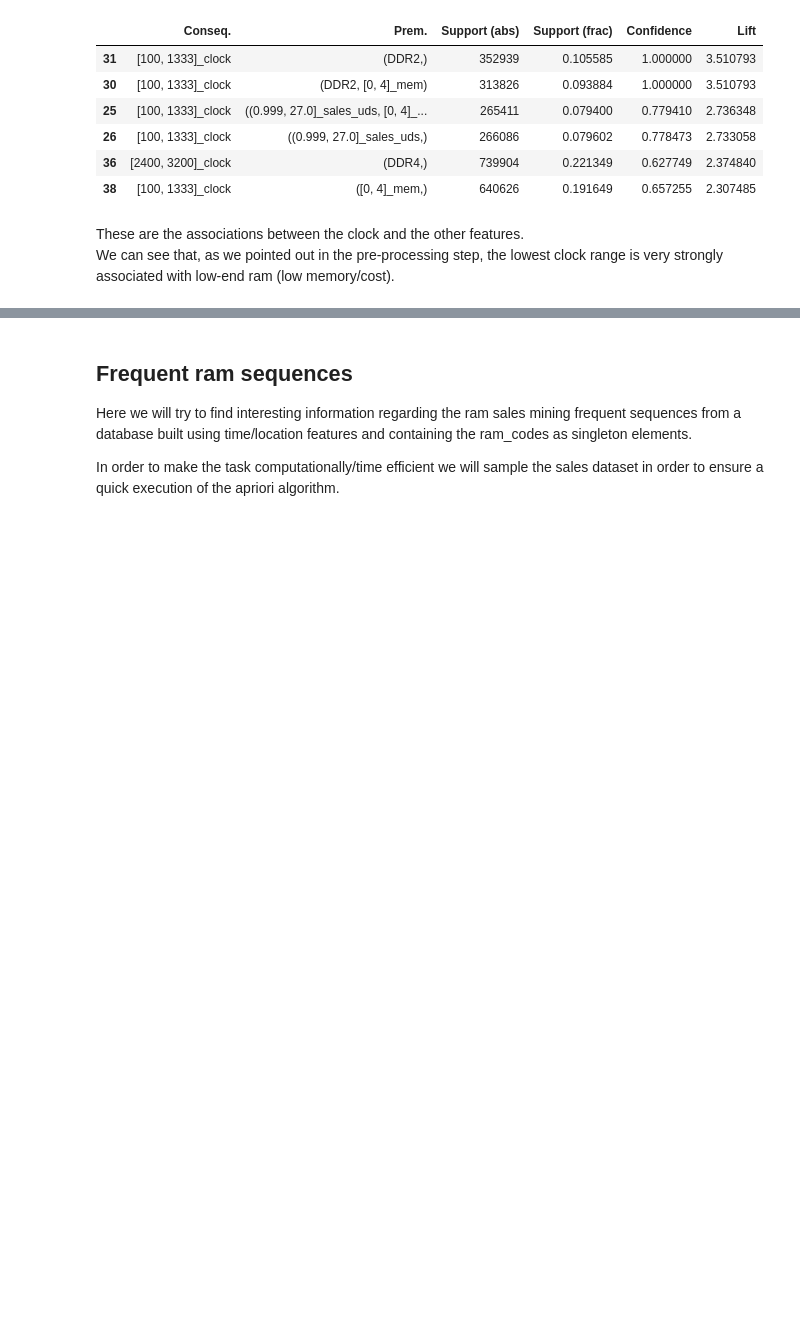
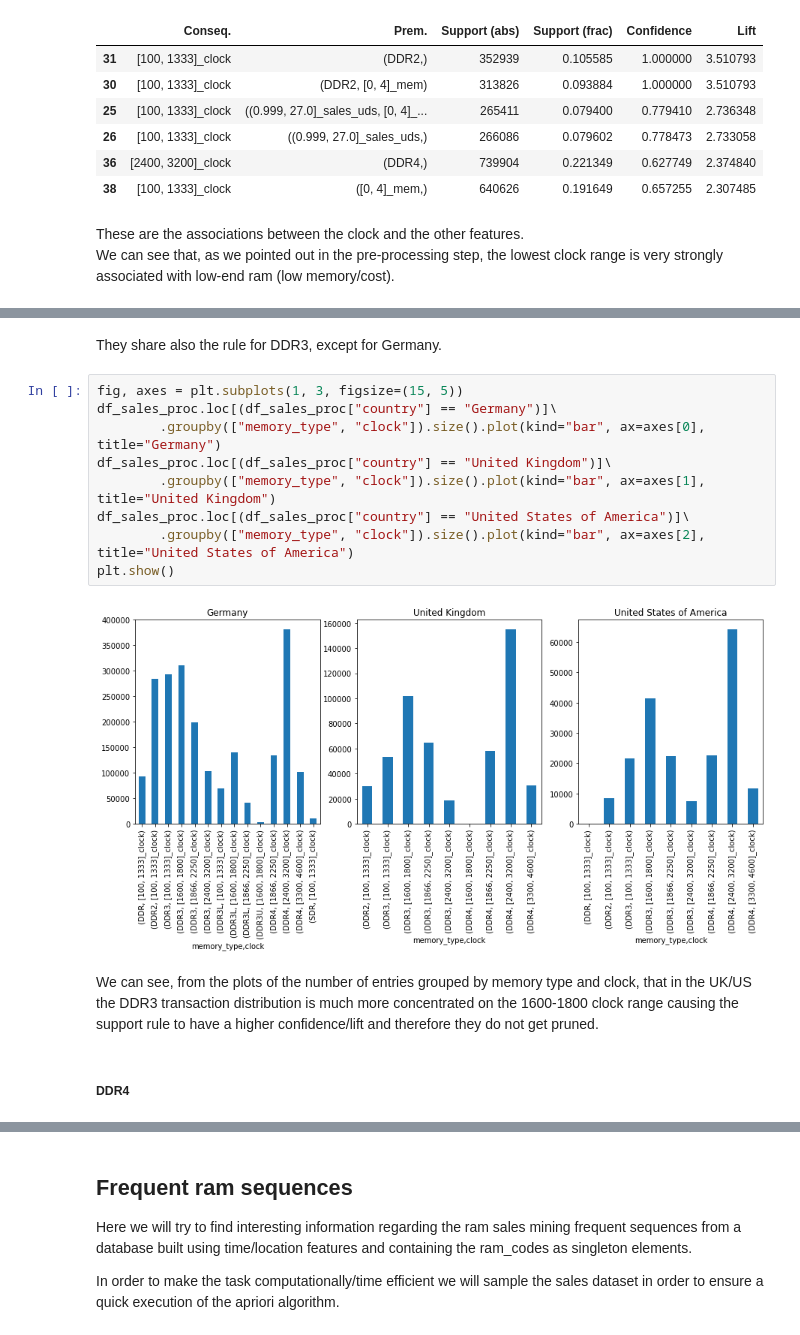
Before and after one commit to adettori/Data-Mining-DM-2020-project, a Jupyter notebook: DM_14_TASK4/dm2020-2-task4.ipynb, the cells around one changed output, grey strips where cells are left out. Drawn from its saved outputs; the diff is of its cells as text; blank space fills up the shorter version.

```diff
--- a/DM_14_TASK4/dm2020-2-task4.ipynb
+++ b/DM_14_TASK4/dm2020-2-task4.ipynb
@@ -432,0 +568,17 @@ We can see that, as we pointed out in the pre-processing step, the lowest clock
+# %% [markdown]
+They share also the rule for DDR3, except for Germany.
+# %%
+fig, axes = plt.subplots(1, 3, figsize=(15, 5))
+df_sales_proc.loc[(df_sales_proc["country"] == "Germany")]\
+        .groupby(["memory_type", "clock"]).size().plot(kind="bar", ax=axes[0], title="Germany")
+df_sales_proc.loc[(df_sales_proc["country"] == "United Kingdom")]\
+        .groupby(["memory_type", "clock"]).size().plot(kind="bar", ax=axes[1], title="United Kingdom")
+df_sales_proc.loc[(df_sales_proc["country"] == "United States of America")]\
+        .groupby(["memory_type", "clock"]).size().plot(kind="bar", ax=axes[2], title="United States of America")
+plt.show()
+# %% [output]
+[figure, added]
+# %% [markdown]
+We can see, from the plots of the number of entries grouped by memory type and clock, that in the UK/US the DDR3 transaction distribution is much more concentrated on the 1600-1800 clock range causing the support rule to have a higher confidence/lift and therefore they do not get pruned.
+# %% [markdown]
+##### DDR4
```
Also changed, not shown: parts of 55 cells of this notebook.
